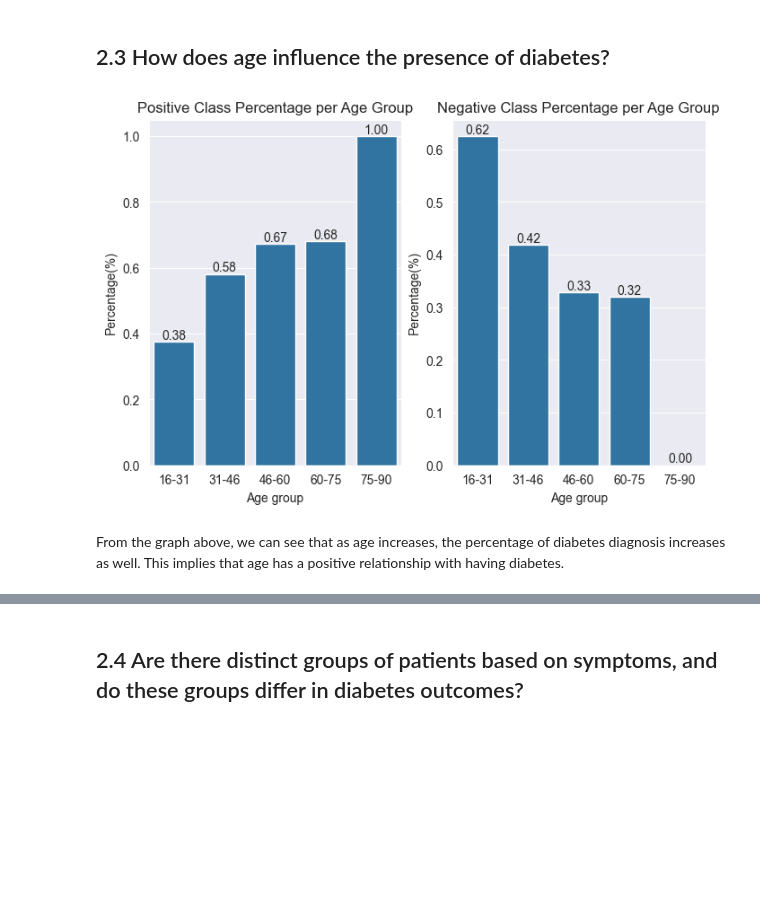
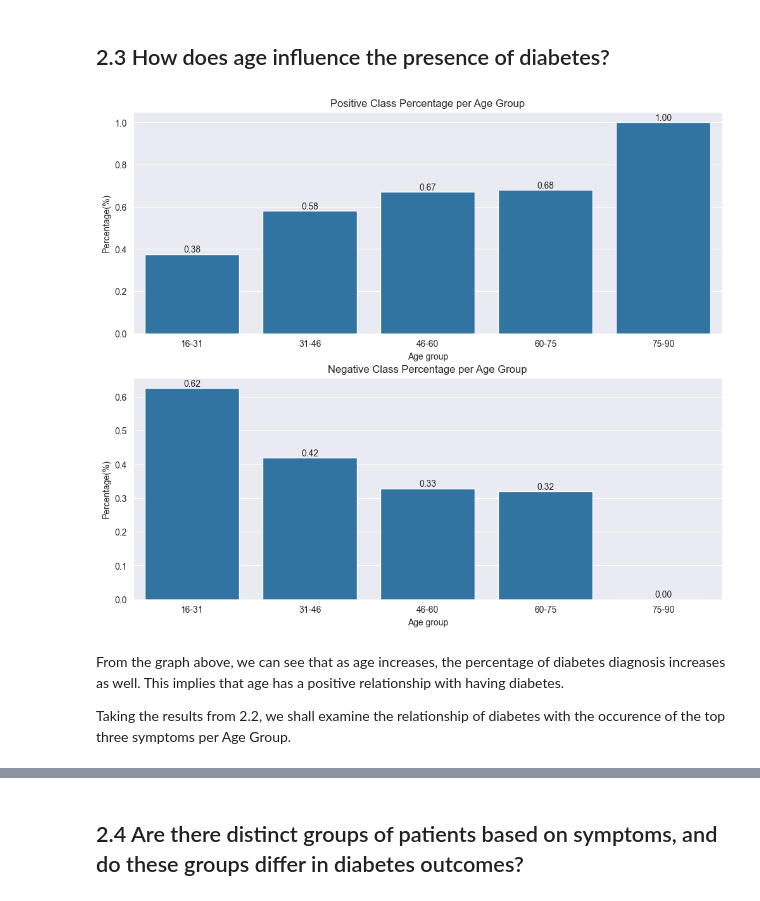
Before and after one commit to oo-Kwago-oo/diabetes-analysis-blog, a Jupyter notebook: analysis/final_analysis.ipynb, the cells around one changed output, grey strips where cells are left out. Cells and saved outputs as stored; diff of their text form; code cells hidden in the pictures; blank space fills up the shorter version.

```diff
--- a/analysis/final_analysis.ipynb
+++ b/analysis/final_analysis.ipynb
@@ -338,39 +338,46 @@ According to the graph on the right, we see a drop in all metrics as we select a
 This shows that Polyphagia, Polyuria, and Gender can be used as a good set of predictors for predicting diabetes outcome.
 # %% [markdown]
 ## 2.3 How does age influence the presence of diabetes?
+# %%
+df = df_factored.copy()
+
+target = df['class']
+features = df.drop('class', axis = 1).copy()
 # %%
 min_val = np.min(df['Age'].astype(int))
 max_val = np.max(df['Age'].astype(int))
 
 n_bins = 5
 bins = np.linspace(min_val, max_val, n_bins + 1)
 bins = np.round(bins).astype(int)
 
 bins = np.unique(bins)
 bin_labels = [f"{bins[i]}-{bins[i+1]}" for i in range(len(bins)-1)]
 df["Age group"] = pd.cut(df['Age'], bins=bins, labels=bin_labels, include_lowest=True)
 
 labels = ['Age group', 'class']
 sliced = df.loc[:,labels]
 
 new_labels = ['Age group', 'Positive', 'Negative']
 
 diabetes_per_df = sliced.groupby('Age group').mean().reset_index()
 diabetes_per_df['Negative'] = 1 - diabetes_per_df['class']
 diabetes_per_df.columns = new_labels
 
-fig, axs = plt.subplots(1,2,figsize=(8,5))
+fig, axs = plt.subplots(2,1,figsize=(12,10))
 
 for idx, ax in enumerate(axs.flat):
     occur = ['Positive', 'Negative']
 
     sns.barplot(data=diabetes_per_df, x = 'Age group', y = occur[idx], ax=ax)
     ax.set_ylabel('Percentage(%)')
     ax.set_title(f'{occur[idx]} Class Percentage per Age Group')
 
     for container in ax.containers:
         ax.bar_label(container, fmt='%.2f')
 # %% [output]
-[figure, old version]
+[figure, new version]
 # %% [markdown]
 From the graph above, we can see that as age increases, the percentage of diabetes diagnosis increases as well. This implies that age has a positive relationship with having diabetes.
+
+Taking the results from 2.2, we shall examine the relationship of diabetes with the occurence of the top three symptoms per Age Group.
```
Also changed, not shown: parts of 3 cells of this notebook, 2 other files.
